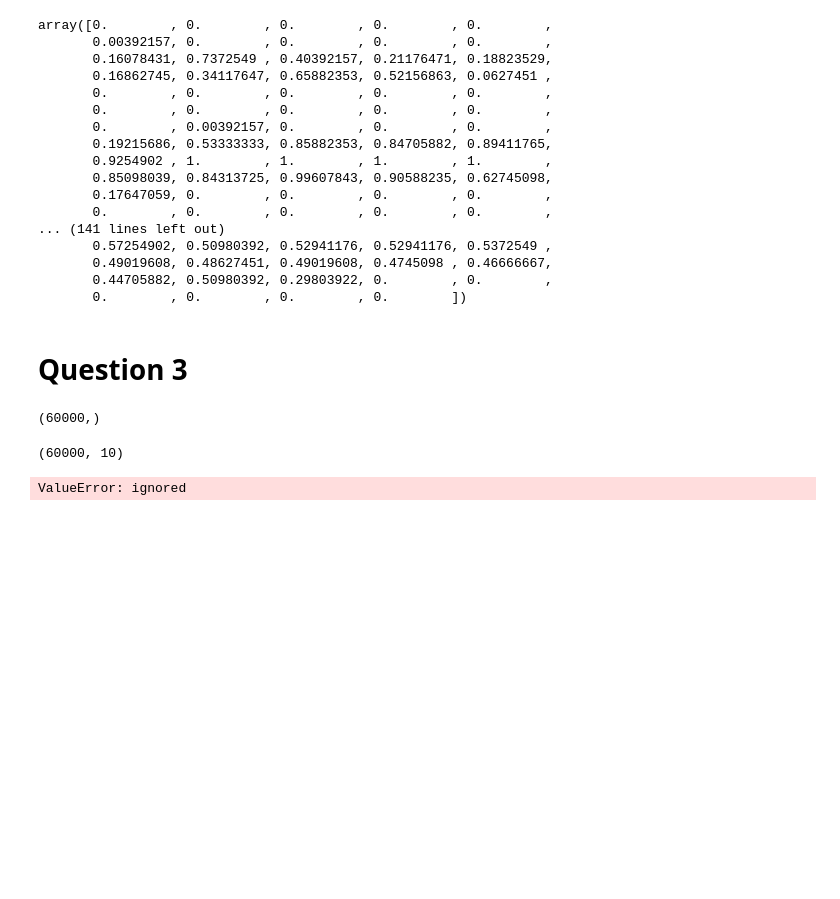
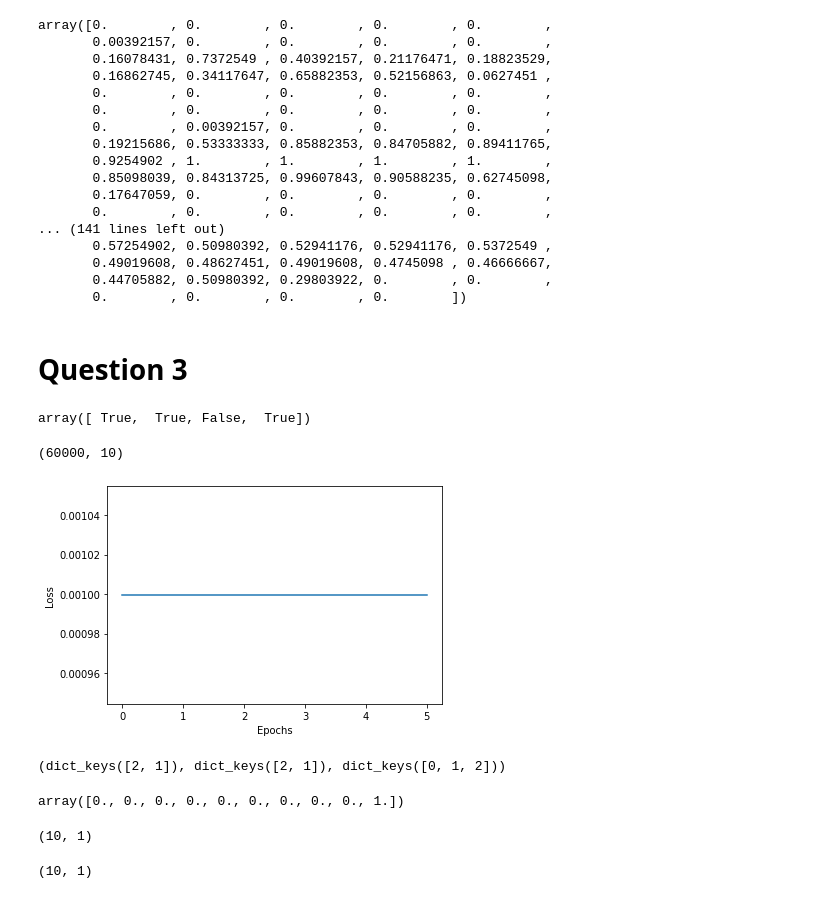
Before and after one commit to Pranav335/CS910, a Jupyter notebook: Assignment_1.ipynb, the cells around one changed output. Cells and saved outputs as stored; diff of their text form; code cells hidden in the pictures; blank space fills up the shorter version.

Commit message:
Added a different version of sigmoid function. Added cross entropy loss

```diff
--- a/Assignment_1.ipynb
+++ b/Assignment_1.ipynb
@@ -119,6 +119,7 @@ import matplotlib.pyplot as plt
 class neural_network:
 
   def __init__(self, x , hidden_layer = [2]):
+    x = x.reshape(1, -1)
     self.x = x # (N x 784)
     self.n_x = x.shape[1] # 784
     self.L = len(hidden_layer) # 1
@@ -131,8 +132,25 @@ class neural_network:
       self.W[i+1] = np.random.randn(self.neuron[i+1], self.neuron[i]) #[n_y x n_x]
       self.B[i+1] = np.zeros((self.neuron[i+1], 1)) # [n_y, 1]
 
+  def positive_sigmoid(self, x):
+    ''' Calculate the sigmoid function when x > 0'''
+    return 1.0/(1.0 + np.exp(-x))
+
+  def negative_sigmoid(self, x):
+    '''Calculate the sigmoid function when x < 0'''
+    exp = np.exp(x)
+    return exp/ (1 + exp)
+
   def sigmoid(self, x):
-    return 1.0/(1.0 + np.exp(-x))
+    ''' Calculate the sigmoid function'''
+    positives = x >=0  # Extract the index of the positive values
+    negative = ~positives
+
+    result = np.empty_like(x)
+    result[positives] = self.positive_sigmoid(x[positives]) # Find the sigmoid of the the positive
+    result[negative] = self.negative_sigmoid(x[negative])
+
+    return result
 
   def softmax(self, x):
     exps = np.exp(x)
@@ -153,19 +171,32 @@ class neural_network:
     return x * (1 - x)
 
   def gradient(self, y):
+    y = y.reshape(-1, 1)
     self.dW = {}
     self.dB = {}
     self.dA = {}
     self.dH = {}
     # y = (N, k)
     self.forward_pass()
-    self.dA[self.L + 1] = self.H[self.L+1] - y.T # (k, N)
+    self.dA[self.L + 1] = self.H[self.L+1] - y # (k, N)
     for k in range(self.L+1, 0, -1):
       self.dW[k] = self.dA[k] @ self.H[k-1].T # (2, N) x (N, 2) -> (2, 2)
       self.dB[k] = np.sum(self.dA[k], axis = 1).reshape(-1, 1) # (2, N) -> (2, 1)
       if k > 1:
         self.dH[k-1] = self.W[k].T @ self.dA[k]
         self.dA[k-1] = self.dH[k-1] * self.grad_sigmoid(self.A[k-1])
+
+  def cross_entropy(self, ytrue, ypred):
+    ytrue = ytrue.reshape(-1, 1)
+    ypred = ypred.reshape(-1, 1)
+    loss = 0
+    eps = 0.001
+    for y1, y2 in zip(ytrue, ypred):
+      loss += y1 * np.log(y2 + eps)
+
+    return loss
+
+
 
   def fit_neural_network(self,Y, epochs = 1000, lr = 0.1):
     loss = []
@@ -177,17 +208,19 @@ class neural_network:
         self.B[i+1] -= lr * self.dB[i+1]
 
       yhat = self.forward_pass()
-      epoch_loss = log_loss(Y,yhat.T)
+      epoch_loss = self.cross_entropy(Y, yhat)
       loss.append(epoch_loss)
 
 
     plt.plot([*range(epochs)], loss)
     plt.xlabel('Epochs')
     plt.ylabel('Loss')
-# %%
-ytrain.shape
-# %% [output]
-(60000,)
+# %%
+ytrain.shape
+x = np.array([1,2,-3,4])
+x>=0
+# %% [output]
+array([ True,  True, False,  True])
 # %%
 from sklearn.preprocessing import OneHotEncoder
 
@@ -202,12 +235,14 @@ ytrain_oh.shape
 # %% [output]
 (60000, 10)
 # %%
-nn = neural_network(xtrain[:100, :])
+nn = neural_network(xtrain[0, :])
 yhat = nn.forward_pass()
 yhat.shape
-nn.fit_neural_network(ytrain_oh[:100, :])
+nn.fit_neural_network(ytrain_oh[0, :])
 # %% [output]
-ValueError: ignored
+[figure, added]
 # %%
 nn.W.keys(), nn.A.keys(), nn.H.keys()
 nn.dW.keys(), nn.dA.keys(), nn.H.keys()
+# %% [output]
+(dict_keys([2, 1]), dict_keys([2, 1]), dict_keys([0, 1, 2]))
@@ -215,0 +249,12 @@ nn.dW.keys(), nn.dA.keys(), nn.H.keys()
+# %%
+ytrain_oh[0, :]
+# %% [output]
+array([0., 0., 0., 0., 0., 0., 0., 0., 0., 1.])
+# %%
+nn.dA[2].shape
+# %% [output]
+(10, 1)
+# %%
+nn.H[2].shape
+# %% [output]
+(10, 1)
```
Also changed, not shown: parts of 3 cells of this notebook.
